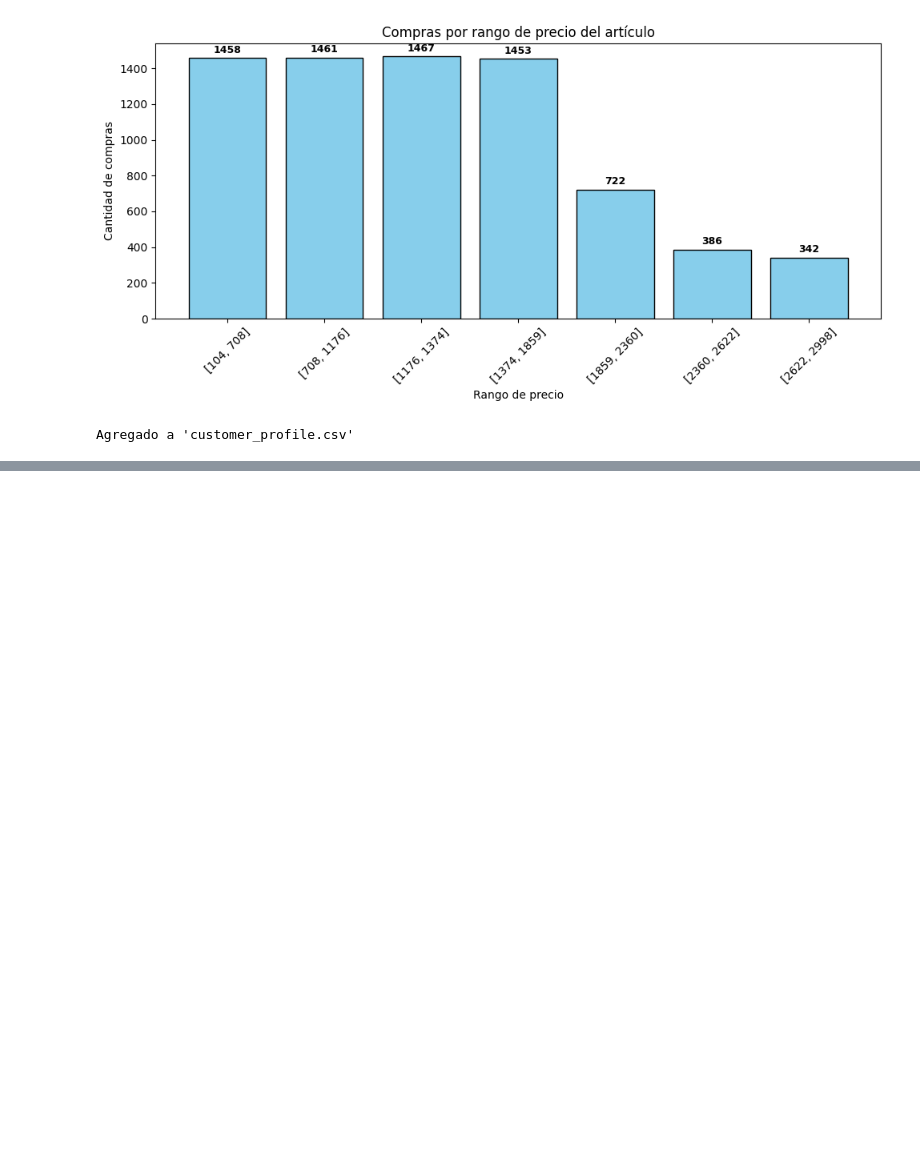
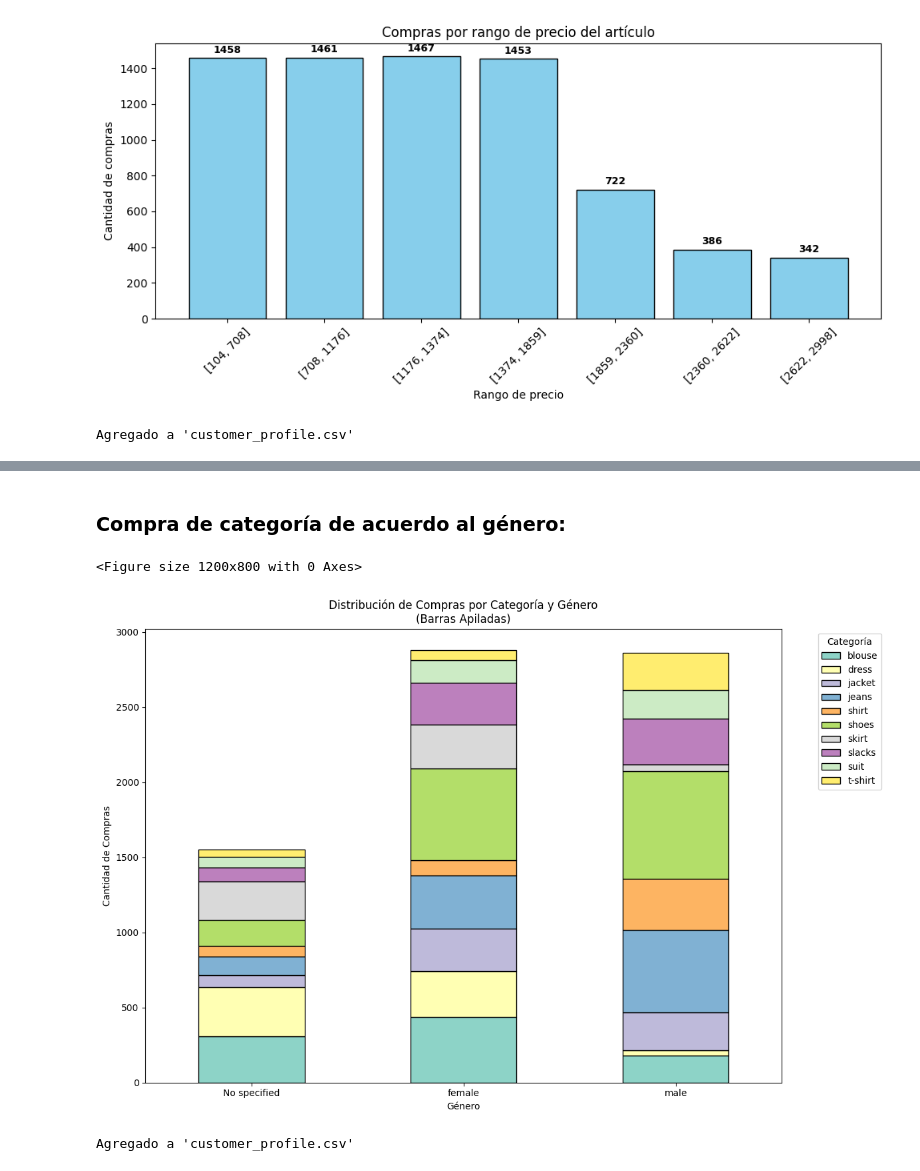
Before and after one commit to marflowersmar/ML25_MD_2025, a Jupyter notebook: src/ml25/P01_avance/Analisis_exploratorio.ipynb, the cells around one changed output, grey strips where cells are left out. Saved outputs shown, nothing was run; the diff lists cells and outputs as text; code cells hidden in the pictures; blank space fills up the shorter version.

```diff
--- a/src/ml25/P01_avance/Analisis_exploratorio.ipynb
+++ b/src/ml25/P01_avance/Analisis_exploratorio.ipynb
@@ -607,0 +796,54 @@ Agregado a 'customer_profile.csv'
+# %% [markdown]
+### Compra de categoría de acuerdo al género:
+# %%
+# Segmentación de categorías por género
+categoria_genero = df.groupby(['customer_gender', 'item_category']).size().unstack(fill_value=0)
+
+# Gráfico: Gráfico de barras apiladas
+plt.figure(figsize=(12, 8))
+categoria_genero.plot(kind='bar', stacked=True, figsize=(12, 8),
+                      colormap='Set3', edgecolor='black')
+plt.title('Distribución de Compras por Categoría y Género\n(Barras Apiladas)')
+plt.xlabel('Género')
+plt.ylabel('Cantidad de Compras')
+plt.xticks(rotation=0)
+plt.legend(title='Categoría', bbox_to_anchor=(1.05, 1), loc='upper left')
+plt.tight_layout()
+plt.show()
+
+# --- AGREGAR CONTEOS DE CATEGORÍAS POR USUARIO AL CSV ---
+
+# Crear pivot table con conteos de categorías por usuario
+df['customer_id_num'] = df['customer_id'].str.extract('(\d+)').astype(int)
+categorias_por_usuario = df.pivot_table(
+    index='customer_id_num',
+    columns='item_category',
+    values='purchase_id',
+    aggfunc='count',
+    fill_value=0
+).reset_index()
+
+# Renombrar columnas para mejor formato
+categorias_por_usuario.columns.name = None  # Eliminar el nombre de las columnas
+categorias_por_usuario = categorias_por_usuario.rename(columns={'customer_id_num': 'customer_id'})
+
+# Renombrar columnas de categorías para evitar problemas
+categorias_por_usuario.columns = ['customer_id'] + [f'cat_{col}_count' for col in categorias_por_usuario.columns[1:]]
+
+# Merge con customer_profile
+customer_profile = customer_profile.drop(columns=[col for col in categorias_por_usuario.columns if col in customer_profile.columns and col != 'customer_id'], errors='ignore')
+customer_profile = customer_profile.merge(categorias_por_usuario, on='customer_id', how='left')
+
+# Rellenar valores nulos con 0
+categoria_cols = [col for col in categorias_por_usuario.columns if col != 'customer_id']
+for col in categoria_cols:
+    customer_profile[col] = customer_profile[col].fillna(0).astype(int)
+
+# Guardar CSV actualizado
+customer_profile.to_csv("customer_profile.csv", index=False)
+
+print("Agregado a 'customer_profile.csv'")
+# %% [output]
+<Figure size 1200x800 with 0 Axes>
+[figure, added]
+Agregado a 'customer_profile.csv'
```
Also changed, not shown: parts of 21 cells of this notebook.
